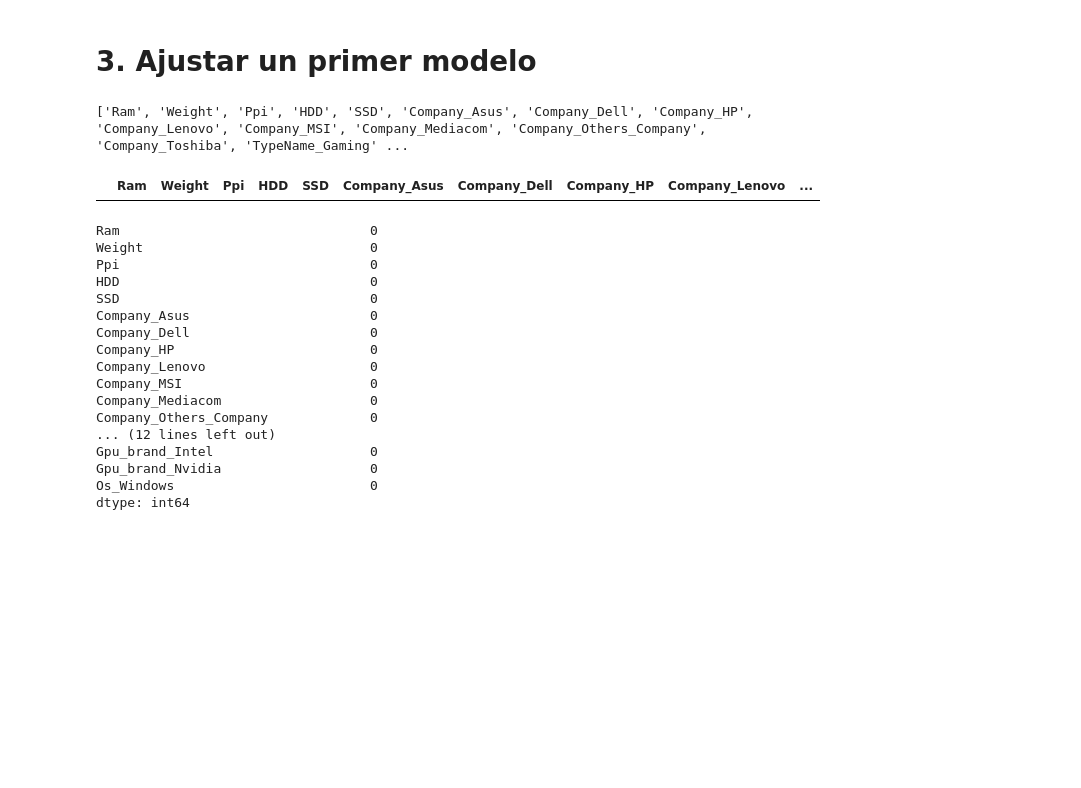
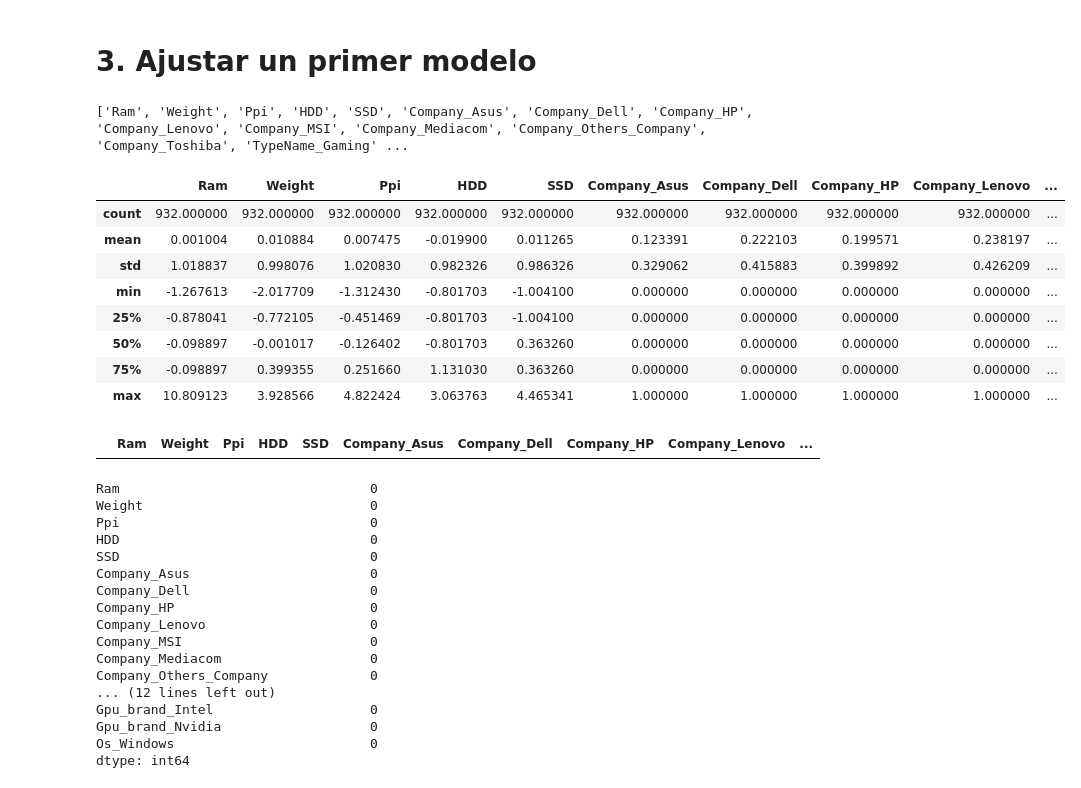
Before and after one commit to ddummann/BI-202302-1, a Jupyter notebook: Lab2/MainNotebook.ipynb, the cells around one changed output. Cells and saved outputs as stored; diff of their text form; code cells hidden in the pictures; blank space fills up the shorter version.

```diff
--- a/Lab2/MainNotebook.ipynb
+++ b/Lab2/MainNotebook.ipynb
@@ -754,6 +758,19 @@ X_train, X_test, y_train, y_test = train_test_split(df_laptops_train[featuresAct
 print(featuresActualizadas)
 # %% [output]
 ['Ram', 'Weight', 'Ppi', 'HDD', 'SSD', 'Company_Asus', 'Company_Dell', 'Company_HP', 'Company_Lenovo', 'Company_MSI', 'Company_Mediacom', 'Company_Others_Company', 'Company_Toshiba', 'TypeName_Gaming' ...
+# %%
+# revisar datos de entrenamiento
+X_train.describe()
+# %% [output]
+|  | Ram | Weight | Ppi | HDD | SSD | Company_Asus | Company_Dell | Company_HP | Company_Lenovo | ... |
+| count | 932.000000 | 932.000000 | 932.000000 | 932.000000 | 932.000000 | 932.000000 | 932.000000 | 932.000000 | 932.000000 | ... |
+| mean | 0.001004 | 0.010884 | 0.007475 | -0.019900 | 0.011265 | 0.123391 | 0.222103 | 0.199571 | 0.238197 | ... |
+| std | 1.018837 | 0.998076 | 1.020830 | 0.982326 | 0.986326 | 0.329062 | 0.415883 | 0.399892 | 0.426209 | ... |
+| min | -1.267613 | -2.017709 | -1.312430 | -0.801703 | -1.004100 | 0.000000 | 0.000000 | 0.000000 | 0.000000 | ... |
+| 25% | -0.878041 | -0.772105 | -0.451469 | -0.801703 | -1.004100 | 0.000000 | 0.000000 | 0.000000 | 0.000000 | ... |
+| 50% | -0.098897 | -0.001017 | -0.126402 | -0.801703 | 0.363260 | 0.000000 | 0.000000 | 0.000000 | 0.000000 | ... |
+| 75% | -0.098897 | 0.399355 | 0.251660 | 1.131030 | 0.363260 | 0.000000 | 0.000000 | 0.000000 | 0.000000 | ... |
+| max | 10.809123 | 3.928566 | 4.822424 | 3.063763 | 4.465341 | 1.000000 | 1.000000 | 1.000000 | 1.000000 | ... |
 # %%
 # Mostrar filas con valores nulos
 X_train[X_train.isnull().any(axis=1)]
```
Also changed, not shown: parts of 30 cells of this notebook.
